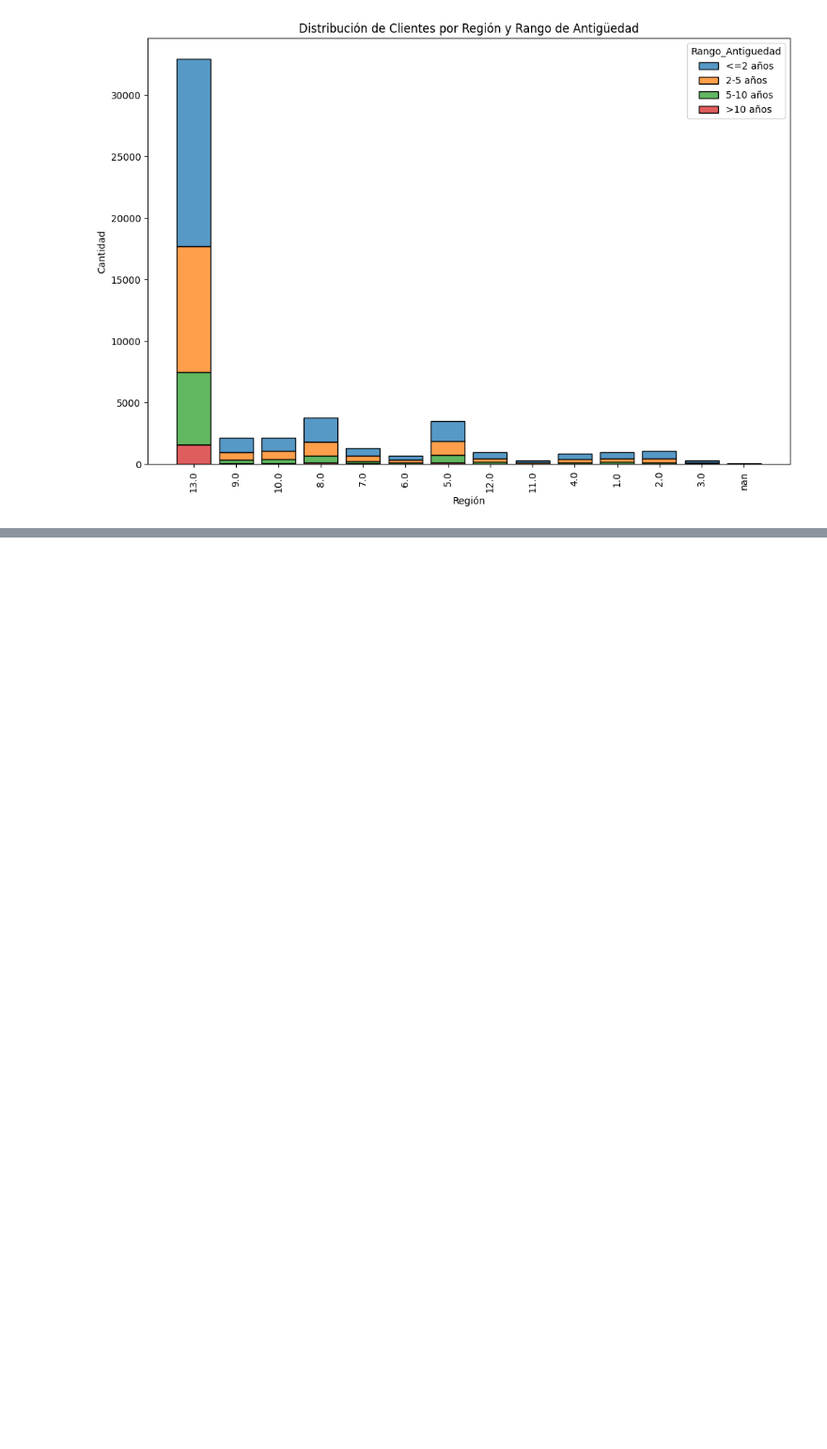
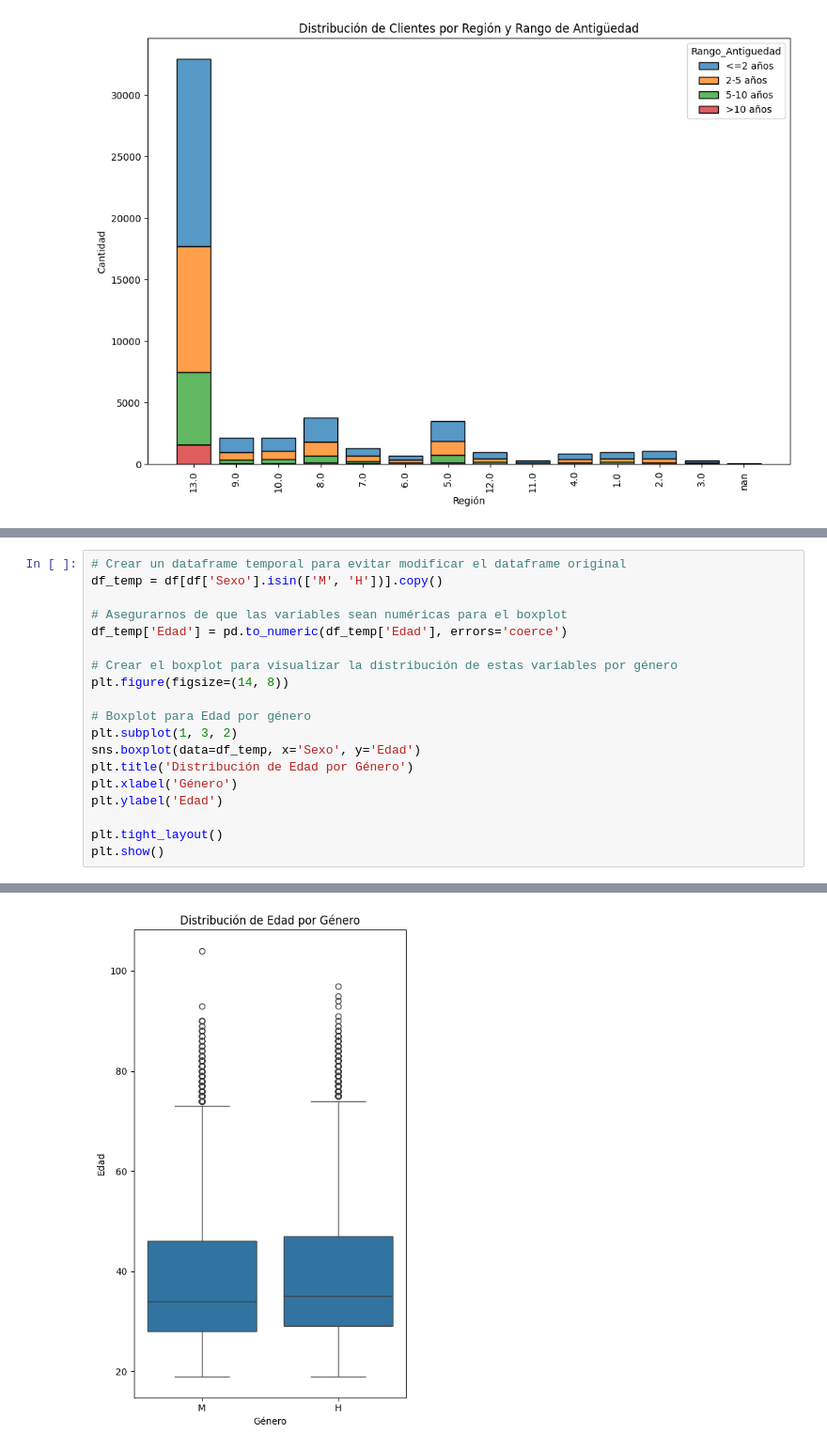
Before and after one commit to JuanAmpuero06/monopoly, a Jupyter notebook: notebooks/Phase 2 understanding the data.ipynb, the cells around one changed output, grey strips where cells are left out. Shown at 94% size. Drawn from its saved outputs; the diff is of its cells as text; blank space fills up the shorter version.

```diff
--- a/notebooks/Phase 2 understanding the data.ipynb
+++ b/notebooks/Phase 2 understanding the data.ipynb
@@ -224,0 +200,20 @@ plt.show()
+# %%
+# Crear un dataframe temporal para evitar modificar el dataframe original
+df_temp = df[df['Sexo'].isin(['M', 'H'])].copy()
+
+# Asegurarnos de que las variables sean numéricas para el boxplot
+df_temp['Edad'] = pd.to_numeric(df_temp['Edad'], errors='coerce')
+
+# Crear el boxplot para visualizar la distribución de estas variables por género
+plt.figure(figsize=(14, 8))
+
+# Boxplot para Edad por género
+plt.subplot(1, 3, 2)
+sns.boxplot(data=df_temp, x='Sexo', y='Edad')
+plt.title('Distribución de Edad por Género')
+plt.xlabel('Género')
+plt.ylabel('Edad')
+
+plt.tight_layout()
+plt.show()
+# %% [output]
@@ -224,0 +221 @@ plt.show()
+[figure, added]
```
Also changed, not shown: parts of 10 cells of this notebook, 1 other file.
